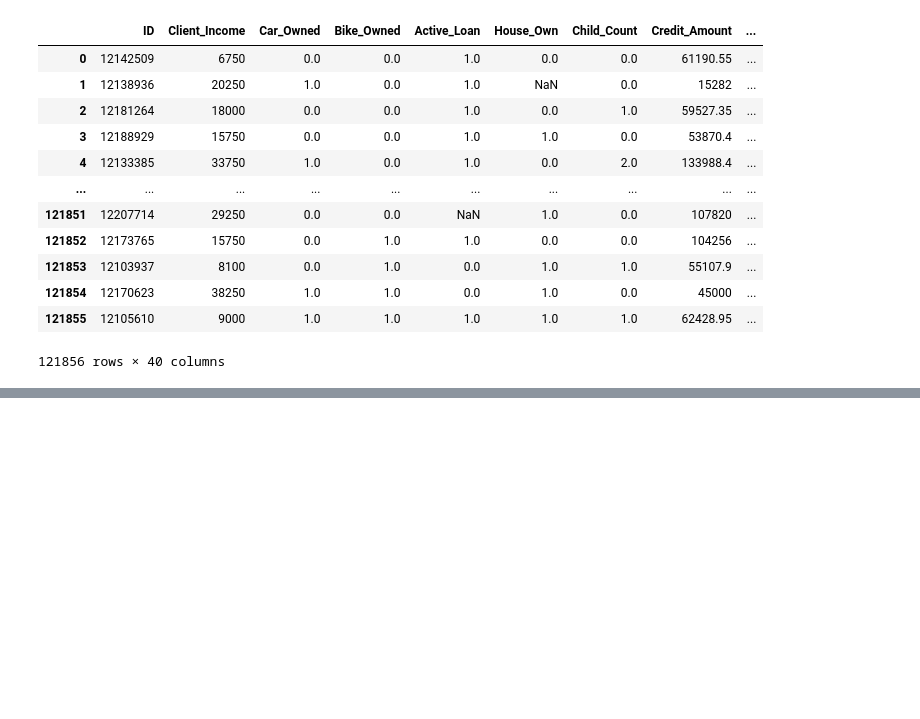
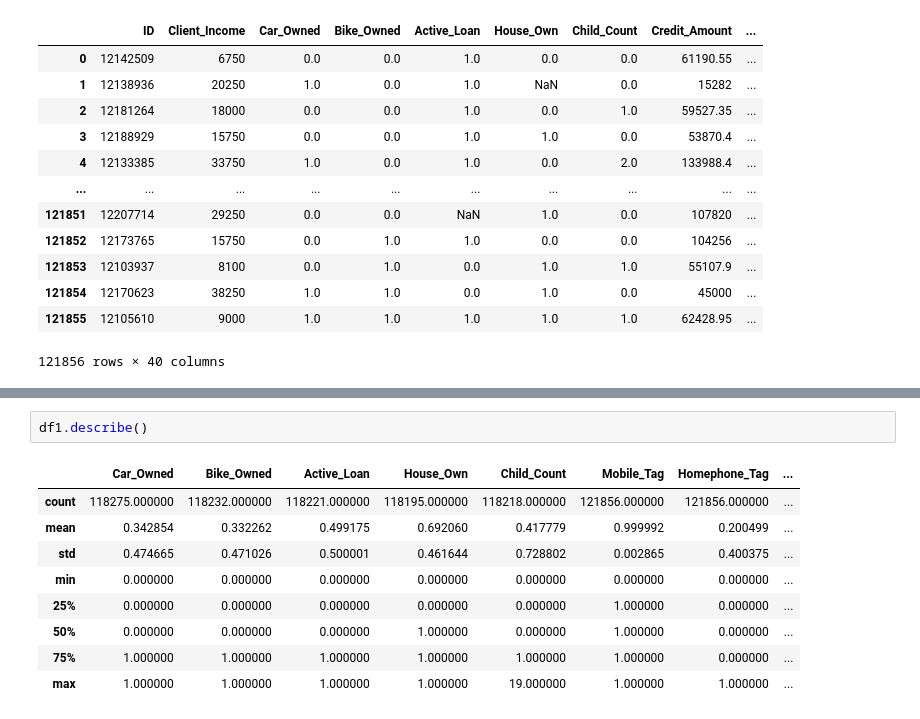
Before and after one commit to Asanka98/Regression, a Jupyter notebook: Logistic Regression/Logistic Regression V1.ipynb, the cells around one changed output, grey strips where cells are left out. Drawn from its saved outputs; the diff is of its cells as text; blank space fills up the shorter version.

```diff
--- a/Logistic Regression/Logistic Regression V1.ipynb
+++ b/Logistic Regression/Logistic Regression V1.ipynb
@@ -23,0 +74,12 @@ df
+# %%
+df1.describe()
+# %% [output]
+|  | Car_Owned | Bike_Owned | Active_Loan | House_Own | Child_Count | Mobile_Tag | Homephone_Tag | ... |
+| count | 118275.000000 | 118232.000000 | 118221.000000 | 118195.000000 | 118218.000000 | 121856.000000 | 121856.000000 | ... |
+| mean | 0.342854 | 0.332262 | 0.499175 | 0.692060 | 0.417779 | 0.999992 | 0.200499 | ... |
+| std | 0.474665 | 0.471026 | 0.500001 | 0.461644 | 0.728802 | 0.002865 | 0.400375 | ... |
+| min | 0.000000 | 0.000000 | 0.000000 | 0.000000 | 0.000000 | 0.000000 | 0.000000 | ... |
+| 25% | 0.000000 | 0.000000 | 0.000000 | 0.000000 | 0.000000 | 1.000000 | 0.000000 | ... |
+| 50% | 0.000000 | 0.000000 | 0.000000 | 1.000000 | 0.000000 | 1.000000 | 0.000000 | ... |
+| 75% | 1.000000 | 1.000000 | 1.000000 | 1.000000 | 1.000000 | 1.000000 | 0.000000 | ... |
+| max | 1.000000 | 1.000000 | 1.000000 | 1.000000 | 19.000000 | 1.000000 | 1.000000 | ... |
```
Also changed, not shown: parts of 12 cells of this notebook.
